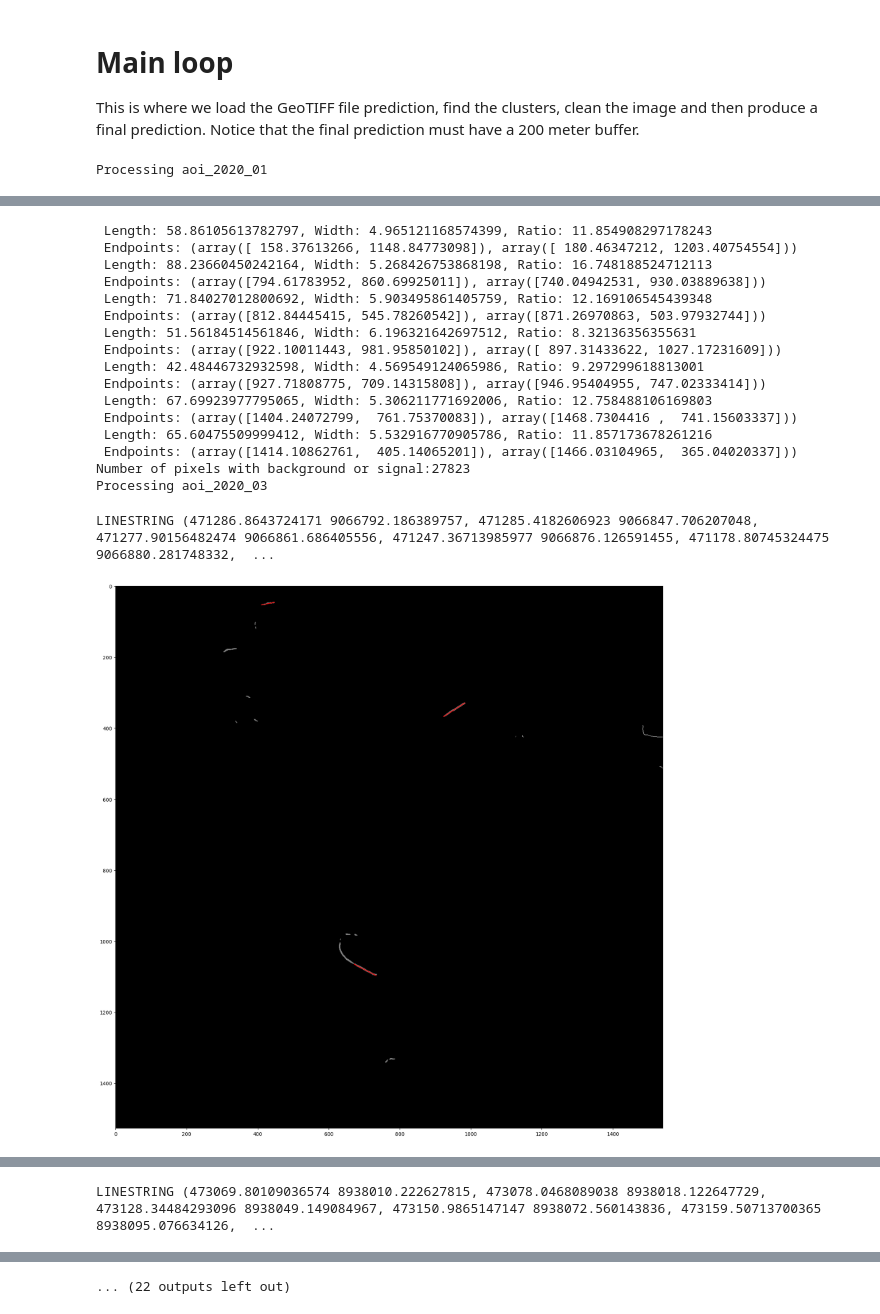
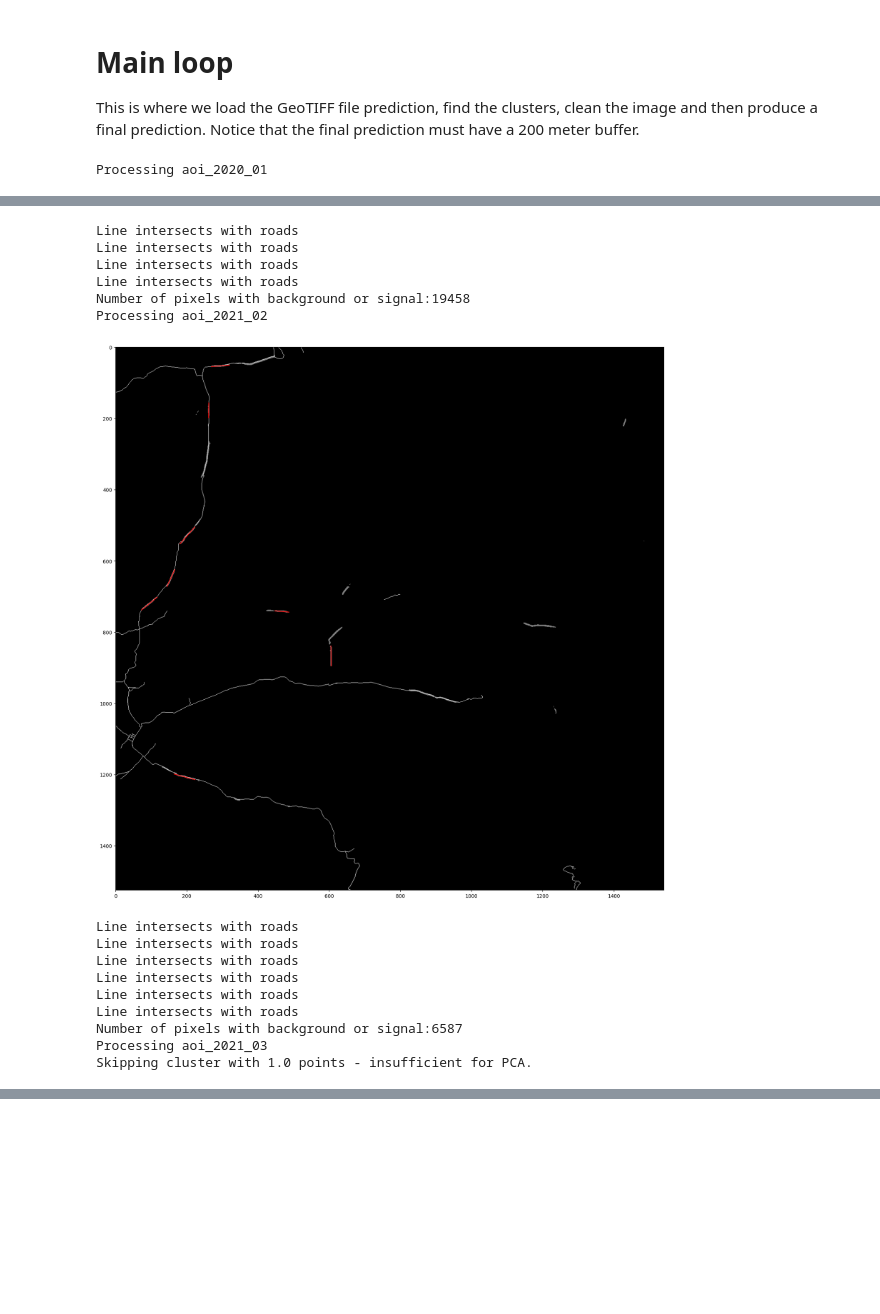
Before and after one commit to liangchow/zindi-amazon-secret-runway, a Jupyter notebook: image_cleaning.ipynb, the cells around one changed output, grey strips where cells are left out. Cells and saved outputs as stored; diff of their text form; code cells hidden in the pictures; blank space fills up the shorter version.

Commit message:
Using intersection between airstrip 20m buffer and road to reject false detections.

```diff
--- a/image_cleaning.ipynb
+++ b/image_cleaning.ipynb
@@ -160,7 +161,7 @@ def load_binary_mask_from_geotiff(geotiff_path):
 
     return binary_mask
 # %%
-def lines_to_geojson(lines, geotiff_path, buffer_distance=200):
+def lines_to_geojson(lines, geotiff_path, roads, exclude_intersection = False, buffer_distance=200):
     """
     Converts lines with pixel coordinates to GeoJSON LINESTRING features
     using the GeoTIFF metadata, including the CRS.
@@ -193,6 +194,15 @@ def lines_to_geojson(lines, geotiff_path, buffer_distance=200):
         polygon_geom_signal = line_geom.buffer(20)
         polygon_geom_buffer = line_geom.buffer(buffer_distance)
 
+        # Check for intersections
+        #intersects = intersects_any_geometry(polygon_geom_signal, roads)
+        intersects = polygon_intersects_any_geometry(polygon_geom_signal, roads)
+        if intersects:
+            print("Line intersects with roads")
+            if exclude_intersection:
+                continue
+
+
         # Create GeoJSON Polygon feature
         feature = {
             "type": "Feature",
@@ -201,6 +211,7 @@ def lines_to_geojson(lines, geotiff_path, buffer_distance=200):
                 "length": line["length"],
                 "width": line["width"],
                 "ratio": line["ratio"],
+                "type": "buffer",
                 "signal": 2
             }
         }
@@ -212,6 +223,7 @@ def lines_to_geojson(lines, geotiff_path, buffer_distance=200):
                 "length": line["length"],
                 "width": line["width"],
                 "ratio": line["ratio"],
+                "type": "airstrip",
                 "signal": 1
             }
         }
@@ -416,6 +503,9 @@ clean the image and then produce a final prediction. Notice that the final predi
 # %%
 aoi_files = ['aoi_2020_01', 'aoi_2020_02', 'aoi_2020_03', 'aoi_2021_01', 'aoi_2021_02', 'aoi_2021_03', 'aoi_2021_04', 'aoi_2022_01', 'aoi_2022_02', 'aoi_2023_01', 'aoi_2024_01']
 aoi_directory = '/content/drive/MyDrive/Zindi-Amazon/Studies/model_20241030_20m_lr0005_B4_B3_B2_B8_VV'
+
+total_airstrips = 0
+total_intersecting_airstrips = 0
 
 for aoi_file in aoi_files:
     print(f'Processing {aoi_file}')
@@ -424,19 +514,29 @@ for aoi_file in aoi_files:
     binary_mask = load_binary_mask_from_geotiff(geotiff_path)
     lines = process_clusters(binary_mask)
     roads, roads_mask = load_osm_roads(geotiff_path)
-    print(roads.geometry.iloc[0])
+    #print(roads.geometry.iloc[0])
 
     plot_clusters_and_lines(binary_mask, lines, roads_mask)
 
     # Output the line information
-    for line in lines:
-        print(f" Length: {line['length']}, Width: {line['width']}, Ratio: {line['ratio']}")
-        print(f" Endpoints: {line['endpoints']}")
+    #for line in lines:
+    #    print(f" Length: {line['length']}, Width: {line['width']}, Ratio: {line['ratio']}")
+    #    print(f" Endpoints: {line['endpoints']}")
 
-    # Convert lines to GeoJSON object.
-    geojson_data = lines_to_geojson(lines, geotiff_path)
+    # Convert lines to GeoJSON object
+    geojson_data = lines_to_geojson(lines, geotiff_path, roads, exclude_intersection = True)
 
-    # Get model bands stored in name of the directory.
+    airstrips = [feature for feature in geojson_data['features'] if feature['properties']['type'] == 'airstrip']
+    #print(f"Number of airstrips: {len(airstrips)}")
+    total_airstrips += len(airstrips)
+
+    # Print the number of intersecting airstrips
+    #intersecting_airstrips = find_intersecting_airstrips(geojson_data, roads)
+    #print(f"Number of intersecting airstrips: {len(intersecting_airstrips)}")
+    #total_intersecting_airstrips += len(intersecting_airstrips)
+
+
+    # Get model bands stored in name of the directory
     bands = extract_model_bands(aoi_directory)
 
     # Create final mask with padding.
@@ -448,5 +548,8 @@ for aoi_file in aoi_files:
 
     csv_path = f'output_file_{bands}.csv'  # Path to your CSV file
     export_dataframe_to_csv(df, csv_path)
+
+print(f'Total number of airstrips: {total_airstrips}')
+#print(f'Total number of intersecting airstrips: {total_intersecting_airstrips}')
 # %% [output]
 Processing aoi_2020_01
@@ -469,18 +567,16 @@ LINESTRING (608620.2861800789 8845652.91926251, 609191.9050755404 8845924.150389
- Length: 58.86105613782797, Width: 4.965121168574399, Ratio: 11.854908297178243
- Endpoints: (array([ 158.37613266, 1148.84773098]), array([ 180.46347212, 1203.40754554]))
- Length: 88.23660450242164, Width: 5.268426753868198, Ratio: 16.748188524712113
- Endpoints: (array([794.61783952, 860.69925011]), array([740.04942531, 930.03889638]))
- Length: 71.84027012800692, Width: 5.903495861405759, Ratio: 12.169106545439348
- Endpoints: (array([812.84445415, 545.78260542]), array([871.26970863, 503.97932744]))
- Length: 51.56184514561846, Width: 6.196321642697512, Ratio: 8.32136356355631
- Endpoints: (array([922.10011443, 981.95850102]), array([ 897.31433622, 1027.17231609]))
- Length: 42.48446732932598, Width: 4.569549124065986, Ratio: 9.297299618813001
- Endpoints: (array([927.71808775, 709.14315808]), array([946.95404955, 747.02333414]))
- Length: 67.69923977795065, Width: 5.306211771692006, Ratio: 12.758488106169803
- Endpoints: (array([1404.24072799,  761.75370083]), array([1468.7304416 ,  741.15603337]))
- Length: 65.60475509999412, Width: 5.532916770905786, Ratio: 11.857173678261216
- Endpoints: (array([1414.10862761,  405.14065201]), array([1466.03104965,  365.04020337]))
-Number of pixels with background or signal:27823
-Processing aoi_2020_03
+Line intersects with roads
+Line intersects with roads
+Line intersects with roads
+Line intersects with roads
+Number of pixels with background or signal:19458
+Processing aoi_2021_02
+[figure, added]
-LINESTRING (471286.8643724171 9066792.186389757, 471285.4182606923 9066847.706207048, 471277.90156482474 9066861.686405556, 471247.36713985977 9066876.126591455, 471178.80745324475 9066880.281748332,  ...
+Line intersects with roads
+Line intersects with roads
+Line intersects with roads
+Line intersects with roads
+Line intersects with roads
+Line intersects with roads
+Number of pixels with background or signal:6587
+Processing aoi_2021_03
+Skipping cluster with 1.0 points - insufficient for PCA.
-[figure]
@@ -496 +584,0 @@ Skipping cluster with 1.0 points - insufficient for PCA.
-LINESTRING (473069.80109036574 8938010.222627815, 473078.0468089038 8938018.122647729, 473128.34484293096 8938049.149084967, 473150.9865147147 8938072.560143836, 473159.50713700365 8938095.076634126,  ...
@@ -498 +584,0 @@ LINESTRING (473069.80109036574 8938010.222627815, 473078.0468089038 8938018.1226
-... (22 outputs left out)
```
Also changed, not shown: parts of 5 cells of this notebook.
